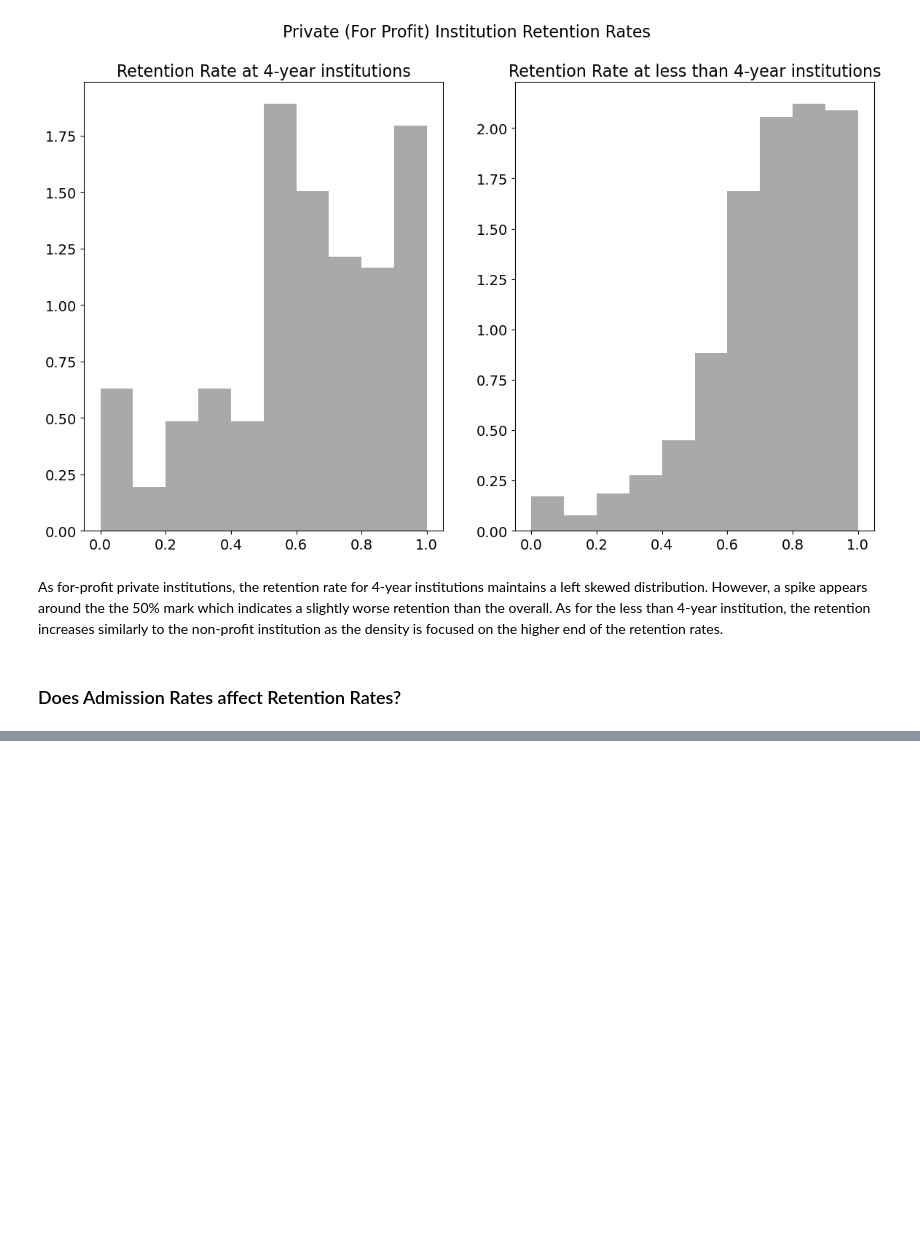
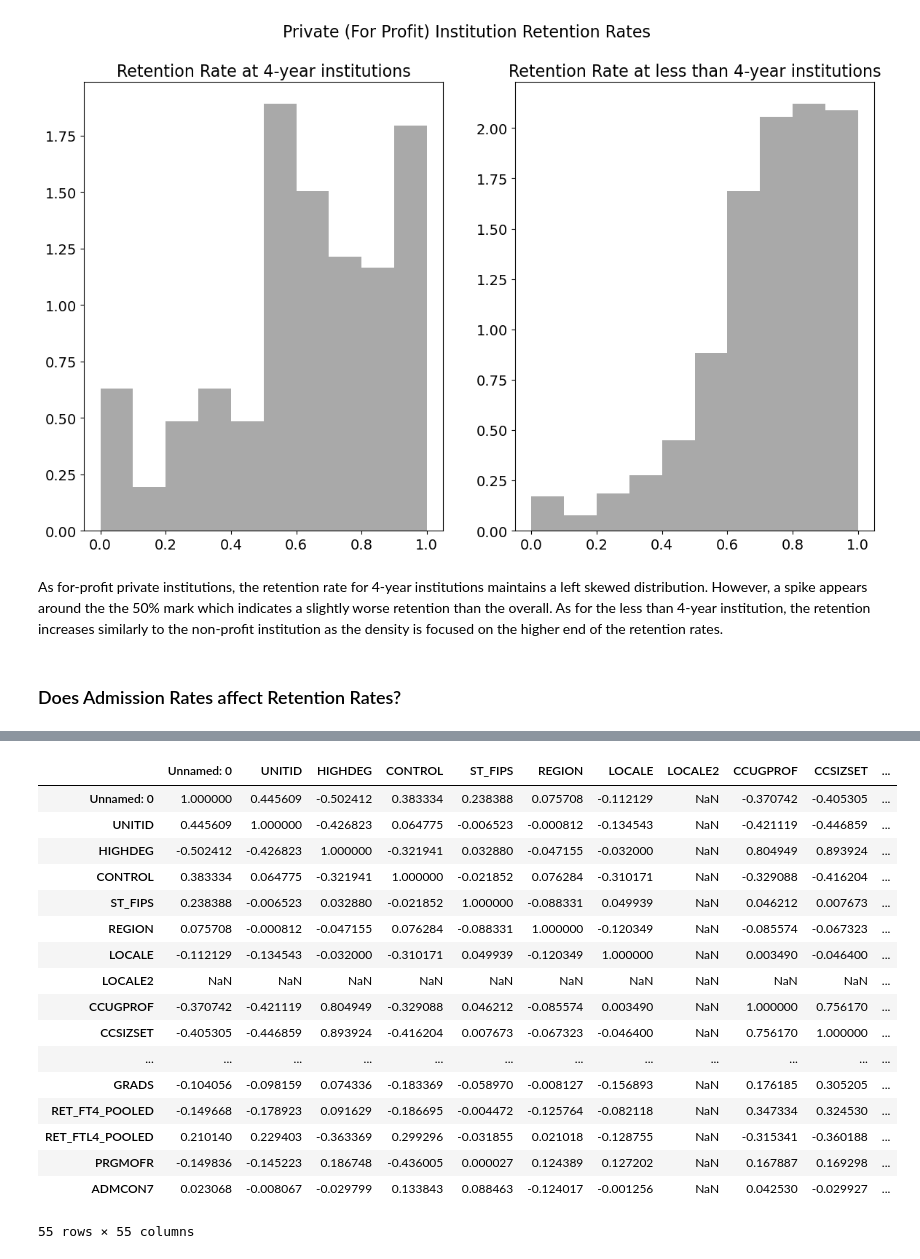
Before and after one commit to janetchoe/stat159-project, a Jupyter notebook: EDA.ipynb, the cells around one changed output, grey strips where cells are left out. Saved outputs shown, nothing was run; the diff lists cells and outputs as text; code cells hidden in the pictures; blank space fills up the shorter version.

```diff
--- a/EDA.ipynb
+++ b/EDA.ipynb
@@ -148,0 +192,21 @@ np.std(data.ADM_RATE)
+# %%
+data.corr(ADM_RATE)
+# %% [output]
+|  | Unnamed: 0 | UNITID | HIGHDEG | CONTROL | ST_FIPS | REGION | LOCALE | LOCALE2 | CCUGPROF | CCSIZSET | ... |
+| Unnamed: 0 | 1.000000 | 0.445609 | -0.502412 | 0.383334 | 0.238388 | 0.075708 | -0.112129 | NaN | -0.370742 | -0.405305 | ... |
+| UNITID | 0.445609 | 1.000000 | -0.426823 | 0.064775 | -0.006523 | -0.000812 | -0.134543 | NaN | -0.421119 | -0.446859 | ... |
+| HIGHDEG | -0.502412 | -0.426823 | 1.000000 | -0.321941 | 0.032880 | -0.047155 | -0.032000 | NaN | 0.804949 | 0.893924 | ... |
+| CONTROL | 0.383334 | 0.064775 | -0.321941 | 1.000000 | -0.021852 | 0.076284 | -0.310171 | NaN | -0.329088 | -0.416204 | ... |
+| ST_FIPS | 0.238388 | -0.006523 | 0.032880 | -0.021852 | 1.000000 | -0.088331 | 0.049939 | NaN | 0.046212 | 0.007673 | ... |
+| REGION | 0.075708 | -0.000812 | -0.047155 | 0.076284 | -0.088331 | 1.000000 | -0.120349 | NaN | -0.085574 | -0.067323 | ... |
+| LOCALE | -0.112129 | -0.134543 | -0.032000 | -0.310171 | 0.049939 | -0.120349 | 1.000000 | NaN | 0.003490 | -0.046400 | ... |
+| LOCALE2 | NaN | NaN | NaN | NaN | NaN | NaN | NaN | NaN | NaN | NaN | ... |
+| CCUGPROF | -0.370742 | -0.421119 | 0.804949 | -0.329088 | 0.046212 | -0.085574 | 0.003490 | NaN | 1.000000 | 0.756170 | ... |
+| CCSIZSET | -0.405305 | -0.446859 | 0.893924 | -0.416204 | 0.007673 | -0.067323 | -0.046400 | NaN | 0.756170 | 1.000000 | ... |
+| ... | ... | ... | ... | ... | ... | ... | ... | ... | ... | ... | ... |
+| GRADS | -0.104056 | -0.098159 | 0.074336 | -0.183369 | -0.058970 | -0.008127 | -0.156893 | NaN | 0.176185 | 0.305205 | ... |
+| RET_FT4_POOLED | -0.149668 | -0.178923 | 0.091629 | -0.186695 | -0.004472 | -0.125764 | -0.082118 | NaN | 0.347334 | 0.324530 | ... |
+| RET_FTL4_POOLED | 0.210140 | 0.229403 | -0.363369 | 0.299296 | -0.031855 | 0.021018 | -0.128755 | NaN | -0.315341 | -0.360188 | ... |
+| PRGMOFR | -0.149836 | -0.145223 | 0.186748 | -0.436005 | 0.000027 | 0.124389 | 0.127202 | NaN | 0.167887 | 0.169298 | ... |
+| ADMCON7 | 0.023068 | -0.008067 | -0.029799 | 0.133843 | 0.088463 | -0.124017 | -0.001256 | NaN | 0.042530 | -0.029927 | ... |
+55 rows × 55 columns
```
Also changed, not shown: parts of 8 cells of this notebook.
